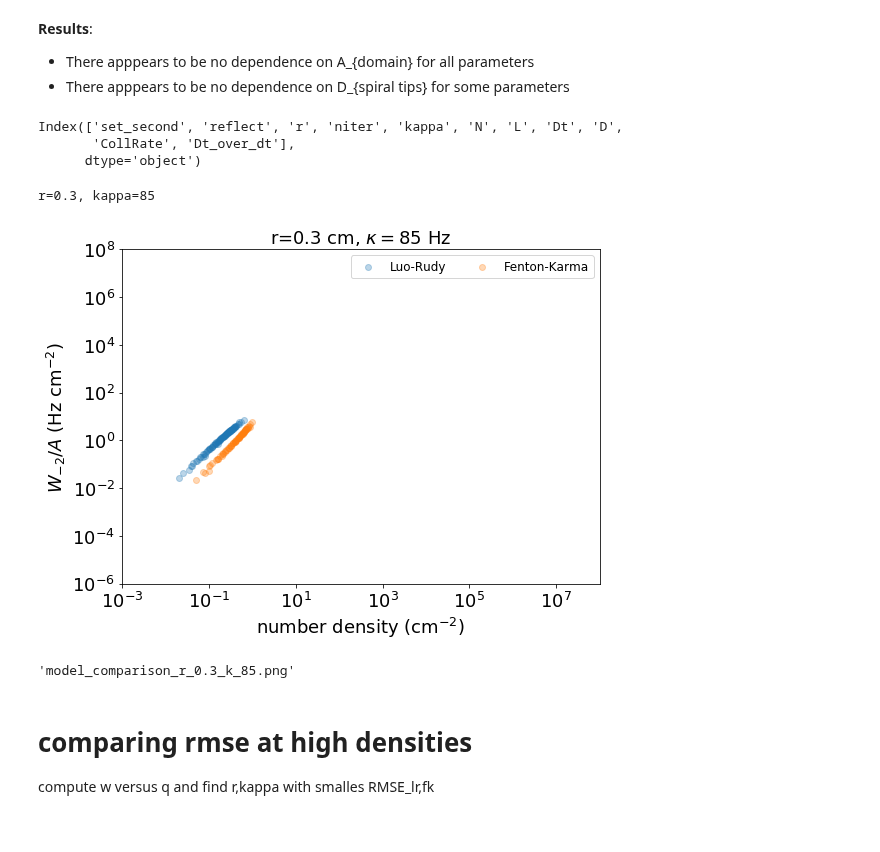
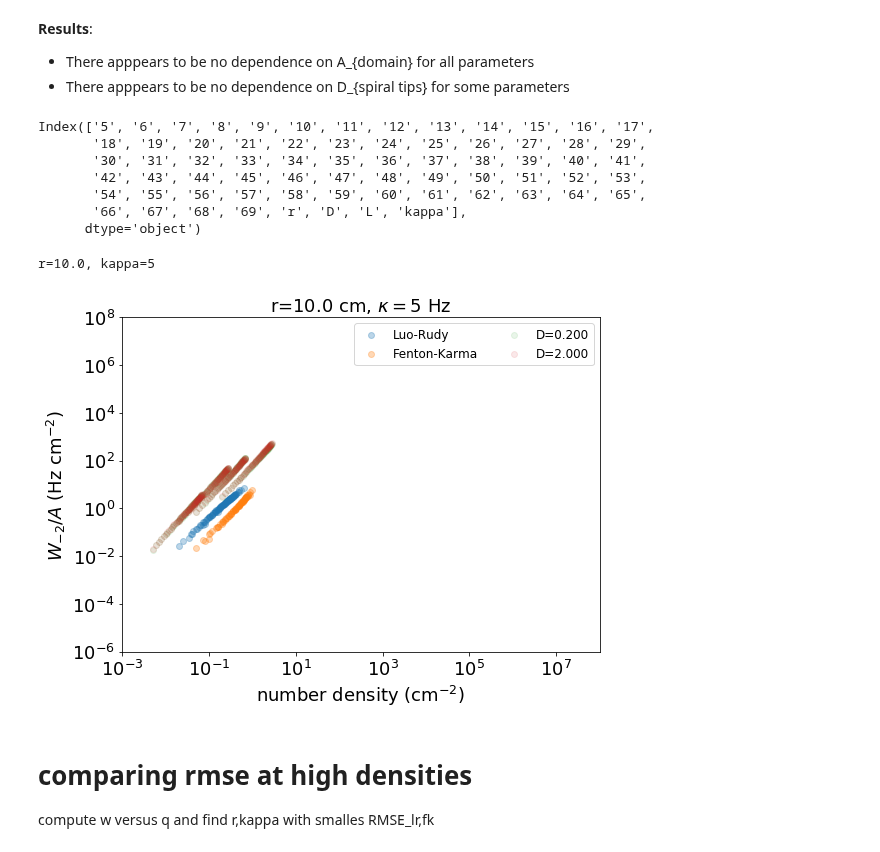
Before and after one commit to timtyree/bgmc, a Jupyter notebook: python/fitting monte carlo results to birth death rates from the full simulation.ipynb, the cells around one changed output. Drawn from its saved outputs; the diff is of its cells as text; code cells hidden in the pictures.

```diff
--- a/python/fitting monte carlo results to birth death rates from the full simulation.ipynb
+++ b/python/fitting monte carlo results to birth death rates from the full simulation.ipynb
@@ -35,12 +32,16 @@ lr['q']=lr['N']/lr['A'] #number of tips per square centimeter
 lr['w']=lr['rate']/lr['A'] #[mHz?]/cm^2
 # %%
 #load osg data
-data_mc_fn='osg_output/run_6_all.csv'#run_1_to_3_merged.csv'
+data_mc_fn='osg_output/run_1_to_3_merged.csv'
+# data_mc_fn='osg_output/run_6_all.csv'#run_1_to_3_merged.csv'
 df=pd.read_csv(data_mc_fn)
 df.drop(columns=['dt'],inplace=True)
+
+#slice the data
 # query=(df.set_second==0)&(df.reflect==0)&(df.r==0.1)&(df.Dt==0.001)&(df.Dt==0.001)&(df.D==1.0)&(df.L==5.)&(df.kappa==80)
-query=(df.set_second==0)&(df.reflect==0)&(df.Dt==0.01)#&(df.D==1.0)&(df.L==5.)&(df.kappa==80)&(df.r==0.1)
-df=df[query].copy()
+# query=(df.set_second==0)&(df.reflect==0)&(df.Dt==0.01)#&(df.D==1.0)&(df.L==5.)&(df.kappa==80)&(df.r==0.1)
+# query=(df.set_second==0)&(df.reflect==0)&(df.Dt==0.01)#&(df.D==1.0)&(df.L==5.)&(df.kappa==80)&(df.r==0.1)
+# df=df[query].copy()
 #extract column values
 r_values=np.array(sorted(set(df.r.values)))#cm
 D_values=np.array(sorted(set(df.D.values)))#cm^2/s
@@ -48,8 +49,9 @@ L_values=np.array(sorted(set(df.L.values)))#cm
 A_values=L_values**2#cm^2
 kappa_values=np.array(sorted(set(df.kappa.values)))#1/s
 # %%
-df['Dt_over_dt']=df.Dt/1e-5
-Dt_over_dt_values=np.array(sorted(set(df.Dt_over_dt.values)))#1/s
+# df['Dt_over_dt']=df.Dt/1e-5
+# Dt_over_dt_values=np.array(sorted(set(df.Dt_over_dt.values)))#1/s
+
 # df['set_second']=0
 # df.drop('set_second',inplace=True)
 beep(3)
@@ -163,11 +166,11 @@ def GetPlotUnivCurve(r,D,kappa,ax,alpha=1.,fontsize=18):
 # %%
 # i,j,k=2,0,2
 # i,j,k=2,-1,-1
-i,j,k=-5,-1,2
-i,j,k=-5,0,2
+i,j,k=-5,-1,-1
+# i,j,k=-5,0,2
 #one test case
 r=r_values[i];D=D_values[j];kappa=kappa_values[k];yscale=10**3
-r=0.2;D=2.;kappa=90
+# r=0.2;D=2.;kappa=90
 print(f'r={r}, D={D}, kappa={kappa}')
 #plot the values
 figsize=(6,5)
@@ -210,8 +213,12 @@ __Results__:
 # %%
 df.columns
 # %% [output]
-Index(['set_second', 'reflect', 'r', 'niter', 'kappa', 'N', 'L', 'Dt', 'D',
-       'CollRate', 'Dt_over_dt'],
+Index(['5', '6', '7', '8', '9', '10', '11', '12', '13', '14', '15', '16', '17',
+       '18', '19', '20', '21', '22', '23', '24', '25', '26', '27', '28', '29',
+       '30', '31', '32', '33', '34', '35', '36', '37', '38', '39', '40', '41',
+       '42', '43', '44', '45', '46', '47', '48', '49', '50', '51', '52', '53',
+       '54', '55', '56', '57', '58', '59', '60', '61', '62', '63', '64', '65',
+       '66', '67', '68', '69', 'r', 'D', 'L', 'kappa'],
       dtype='object')
 # %%
 def agg_over_A(r,D,kappa,Dt_over_dt=1.):
@@ -219,21 +226,24 @@ def agg_over_A(r,D,kappa,Dt_over_dt=1.):
     xvl=[];yvl=[];
     for L in L_values:
         #get slice
-        query=(df.r==r)&(df.D==D)&(df.L==L)&(df.kappa==kappa)&(df.Dt_over_dt==Dt_over_dt)
-        dff=df[query].copy()#.drop(columns=['r','D','L','kappa'])
+        query=(df.r==r)&(df.D==D)&(df.L==L)&(df.kappa==kappa)#&(df.Dt_over_dt==Dt_over_dt)
+#         dff=df[query].copy()#.drop(columns=['r','D','L','kappa'])
 #         dff=df[query].copy().drop(columns=['set_second', 'reflect', 'r', 'niter', 'kappa', 'L', 'Dt', 'D',
 #         'Dt_over_dt'])
+
+        dff=df[query].copy().drop(columns=['r','D','L','kappa'])
 
         if dff.size>0:
             #compute x,y values
             A=L**2
-            dfd=dff.groupby('N').CollRate.mean()
-#             dfd=dff.CollRate.mean()
+#             dfd=dff.groupby('N').CollRate.mean()
 #             dfd.drop('set_second',inplace=True)
-            x_values=dfd.values
-            y_values=dfd.index.values
-#             x_values=np.array([eval(iv) for iv in dfd.index.values])/A
-#             y_values=dfd.values.copy()**-1/A
+#             x_values=dfd.values
+#             y_values=dfd.index.values
+
+            dfd=dff.mean()
+            x_values=np.array([eval(iv) for iv in dfd.index.values])/A
+            y_values=dfd.values.copy()**-1/A
             xvl.append(x_values)
             yvl.append(y_values)
     if len(xvl)==0:
@@ -269,7 +279,7 @@ def agg_over_D(r,kappa):
 # assert(not np.isnan(y_values).any())
 # %%
 #plot over D
-i,j=2,-6
+i,j=-1,1
 r=r_values[i];kappa=kappa_values[j];yscale=10**3
 print(f'r={r}, kappa={kappa}')
 yscale=10**3
@@ -292,39 +302,35 @@ for D in D_values:#[0.2]:#:
         #plot x,y values
         ax.scatter(x_values,y_values,label=f"D={D:.3f}",alpha=alpha)
         if np.isnan(y_values).any():
             print(f"D={D}")
 
 
 ax.legend(loc='lower right')
 ax.set_xlim([1e-3,1e+8])
 ax.set_ylim([1e-6,1e+8])
 
 ax.set_yscale('log')
 ax.set_xscale('log')
 
 ax.set_xlabel(r'number density (cm$^{-2}$)', fontsize=fontsize)
 ax.set_ylabel(r'$W_{{-2}}/A$ (Hz cm$^{-2}$)', fontsize=fontsize)
 ax.tick_params(axis='both', which='major', labelsize=fontsize)
 ax.tick_params(axis='both', which='minor', labelsize=0)
 ax.legend(fontsize=fontsize-6,ncol=2)
 ax.set_title(f'r={r} cm, '+r'$\kappa=$'+f'{kappa} Hz', fontsize=fontsize)
 
 fig.tight_layout()
 if not saving:
     plt.show()
 else:
     plt.tight_layout()
     os.chdir(savefig_folder)
     plt.savefig(savefig_fn, dpi=300)
 #         print(f"saved figure in \n\t{savefig_fn}")
 #     plt.close()
 # %% [output]
-r=0.3, kappa=85
+r=10.0, kappa=5
-[figure, old version]
+[figure, new version]
-# %%
-savefig_fn
-# %% [output]
-'model_comparison_r_0.3_k_85.png'
 # %%
 # #compute w_lr and w_fk using a linear regression of a log-log plot
 # # from lib.compute_slope import *
```
Also changed, not shown: parts of 17 cells of this notebook, 2 other files.
